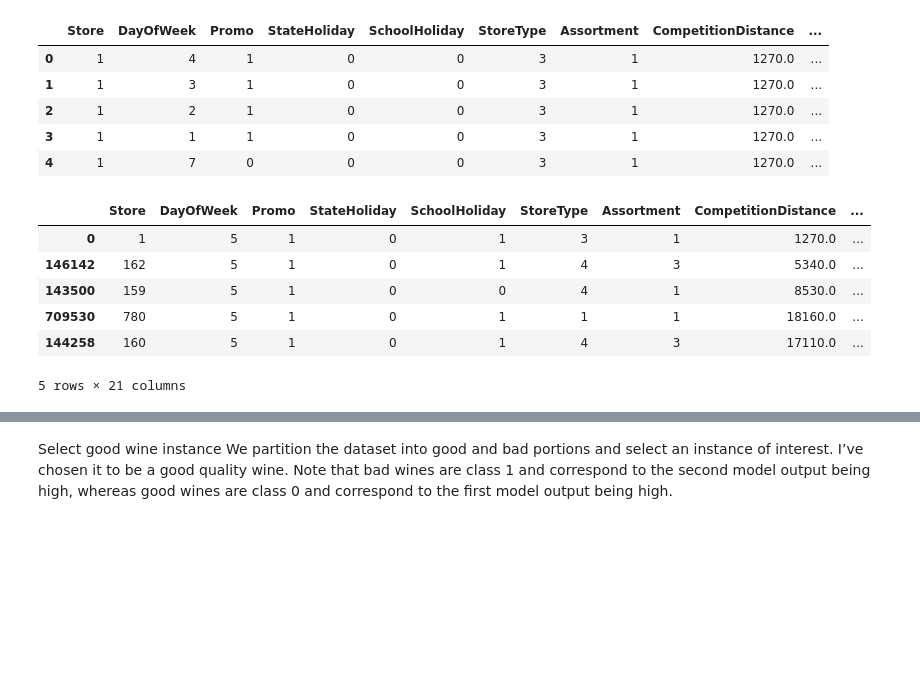
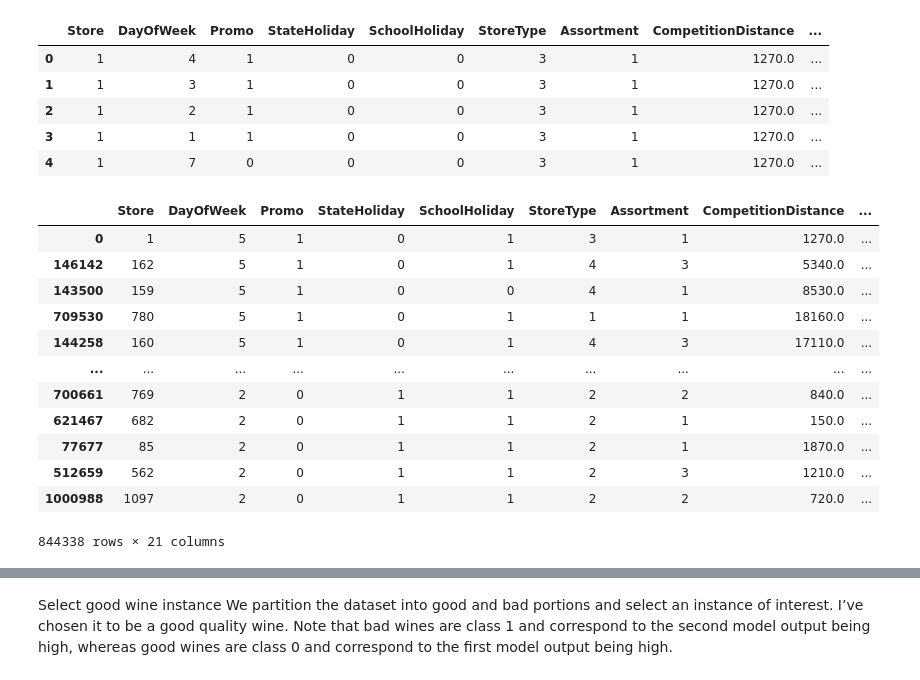
Before and after one commit to dietrichalex/cse, a Jupyter notebook: rossmann-XAI - Sales.ipynb, the cells around one changed output, grey strips where cells are left out. Cells and saved outputs as stored; diff of their text form; code cells hidden in the pictures; blank space fills up the shorter version.

```diff
--- a/rossmann-XAI - Sales.ipynb
+++ b/rossmann-XAI - Sales.ipynb
@@ -202,15 +195,21 @@ test.head()
 | 3 | 1 | 1 | 1 | 0 | 0 | 3 | 1 | 1270.0 | ... |
 | 4 | 1 | 7 | 0 | 0 | 0 | 3 | 1 | 1270.0 | ... |
 # %%
-train.head()
+train
 # %% [output]
 |  | Store | DayOfWeek | Promo | StateHoliday | SchoolHoliday | StoreType | Assortment | CompetitionDistance | ... |
 | 0 | 1 | 5 | 1 | 0 | 1 | 3 | 1 | 1270.0 | ... |
 | 146142 | 162 | 5 | 1 | 0 | 1 | 4 | 3 | 5340.0 | ... |
 | 143500 | 159 | 5 | 1 | 0 | 0 | 4 | 1 | 8530.0 | ... |
 | 709530 | 780 | 5 | 1 | 0 | 1 | 1 | 1 | 18160.0 | ... |
 | 144258 | 160 | 5 | 1 | 0 | 1 | 4 | 3 | 17110.0 | ... |
+| ... | ... | ... | ... | ... | ... | ... | ... | ... | ... |
+| 700661 | 769 | 2 | 0 | 1 | 1 | 2 | 2 | 840.0 | ... |
+| 621467 | 682 | 2 | 0 | 1 | 1 | 2 | 1 | 150.0 | ... |
+| 77677 | 85 | 2 | 0 | 1 | 1 | 2 | 1 | 1870.0 | ... |
+| 512659 | 562 | 2 | 0 | 1 | 1 | 2 | 3 | 1210.0 | ... |
+| 1000988 | 1097 | 2 | 0 | 1 | 1 | 2 | 2 | 720.0 | ... |
-5 rows × 21 columns
+844338 rows × 21 columns
 # %%
 featuresR  = ['Store', 'DayOfWeek', 'Promo', 'StateHoliday', 'SchoolHoliday',
        'StoreType', 'Assortment', 'CompetitionDistance',
```
Also changed, not shown: parts of 14 cells of this notebook, 1 other file.
